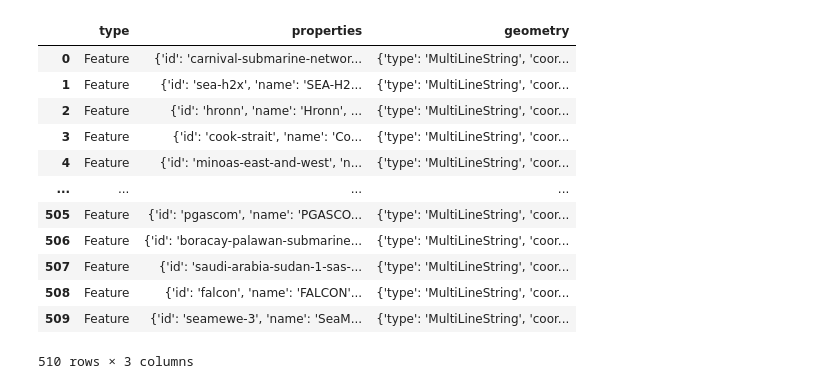
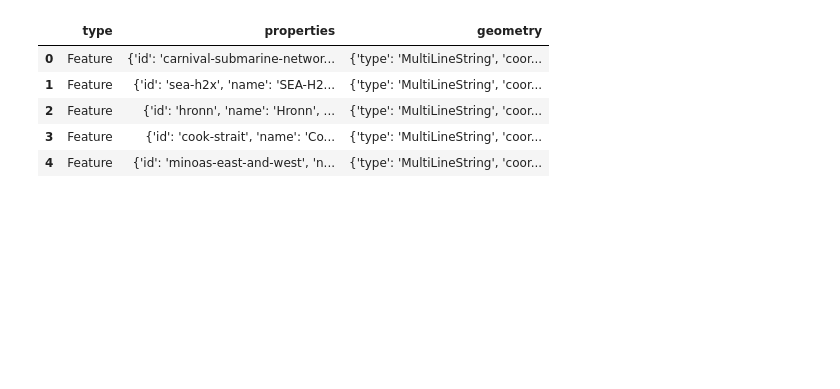
Before and after one commit to kovy21/qc-dsai, a Jupyter notebook: peter.ipynb, the cells around one changed output. Saved outputs shown, nothing was run; the diff lists cells and outputs as text; code cells hidden in the pictures; blank space fills up the shorter version.

```diff
--- a/peter.ipynb
+++ b/peter.ipynb
@@ -11,26 +13,19 @@ Path to dataset files: /Users/kovy/.cache/kagglehub/datasets/sndorburian/underwa
 # %%
 # Initial Data Load
 
 import json
 import pandas as pd
 from shapely import MultiLineString
 data = json.load(open("/Users/kovy/.cache/kagglehub/datasets/sndorburian/underwater-marine-data-cables/versions/1/underwatercable.json"))
 
 df_undersea = pd.DataFrame(data["features"])
-df_undersea
+df_undersea.head()
 # %% [output]
 |  | type | properties | geometry |
 | 0 | Feature | {'id': 'carnival-submarine-networ... | {'type': 'MultiLineString', 'coor... |
 | 1 | Feature | {'id': 'sea-h2x', 'name': 'SEA-H2... | {'type': 'MultiLineString', 'coor... |
 | 2 | Feature | {'id': 'hronn', 'name': 'Hronn', ... | {'type': 'MultiLineString', 'coor... |
 | 3 | Feature | {'id': 'cook-strait', 'name': 'Co... | {'type': 'MultiLineString', 'coor... |
 | 4 | Feature | {'id': 'minoas-east-and-west', 'n... | {'type': 'MultiLineString', 'coor... |
-| ... | ... | ... | ... |
-| 505 | Feature | {'id': 'pgascom', 'name': 'PGASCO... | {'type': 'MultiLineString', 'coor... |
-| 506 | Feature | {'id': 'boracay-palawan-submarine... | {'type': 'MultiLineString', 'coor... |
-| 507 | Feature | {'id': 'saudi-arabia-sudan-1-sas-... | {'type': 'MultiLineString', 'coor... |
-| 508 | Feature | {'id': 'falcon', 'name': 'FALCON'... | {'type': 'MultiLineString', 'coor... |
-| 509 | Feature | {'id': 'seamewe-3', 'name': 'SeaM... | {'type': 'MultiLineString', 'coor... |
-510 rows × 3 columns
 # %%
 import geopandas as gpd
```
Also changed, not shown: parts of 17 cells of this notebook, 8 other files.
